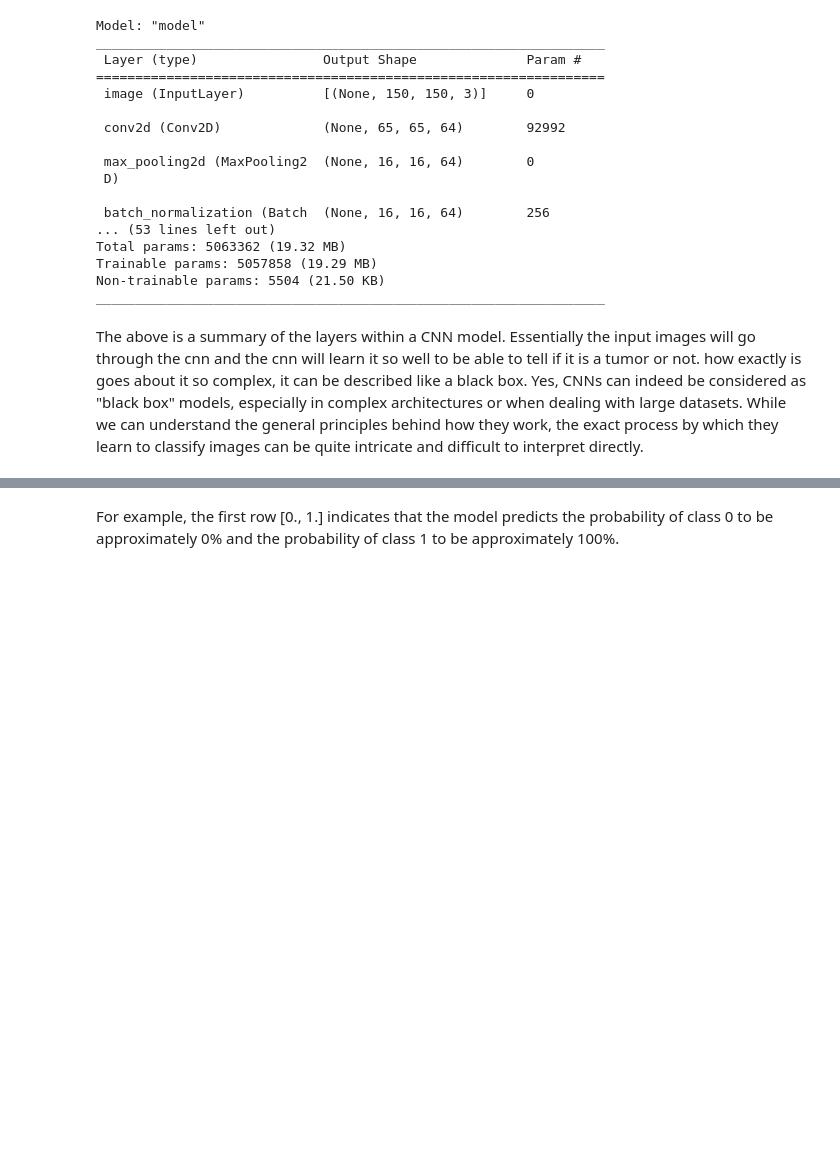
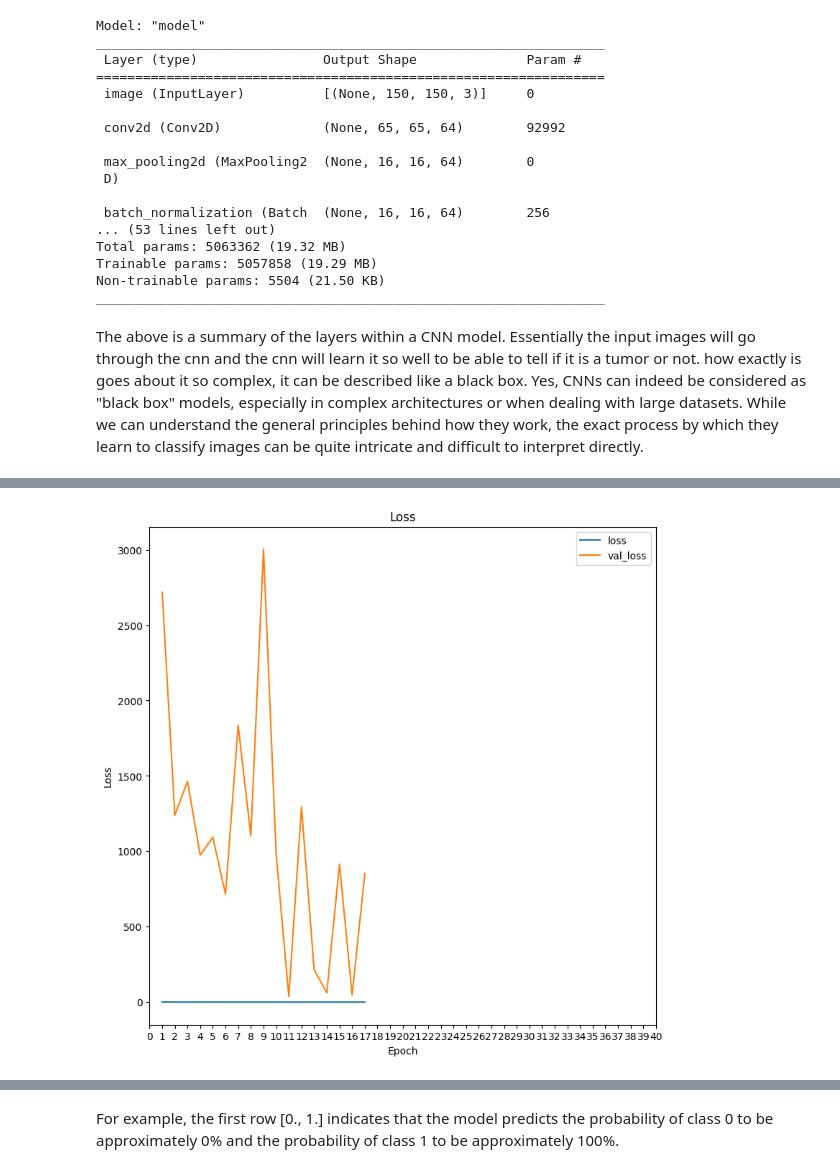
Before and after one commit to harveyphm/brain-tumor-detection, a Jupyter notebook: CNN_on_Br35H-Mask Dataset.ipynb, the cells around one changed output, grey strips where cells are left out. Drawn from its saved outputs; the diff is of its cells as text; code cells hidden in the pictures; blank space fills up the shorter version.

```diff
--- a/CNN_on_Br35H-Mask Dataset.ipynb
+++ b/CNN_on_Br35H-Mask Dataset.ipynb
@@ -428,3 +380,18 @@ l2 = ax2.legend(loc="best")
+# %%
+plt.figure(figsize=(20, 9))
+plt.subplot(1, 2, 1)
+epochs = range(1, len(history.history["loss"]) + 1)
+plt.plot(epochs, history.history["loss"], label="loss")
+plt.plot(epochs, history.history["val_loss"], label="val_loss")
+plt.xlabel("Epoch")
+plt.ylabel("Loss")
+plt.xlim(0, 40)  # Set x-axis limit from 0 to 40
+plt.xticks(range(0, 41, 1))  # Set x-axis ticks from 0 to 40 with intervals of 1
+plt.legend()
+plt.title("Loss")
+plt.show()
+# %% [output]
+[figure, added]
 # %%
 y_pred=model.predict(x_test) # Make predictions on the test data using the trained model
 y_pred=np.round(y_pred,0) # Round the predictions to the nearest integer (0 or 1)
```
Also changed, not shown: parts of 14 cells of this notebook.
